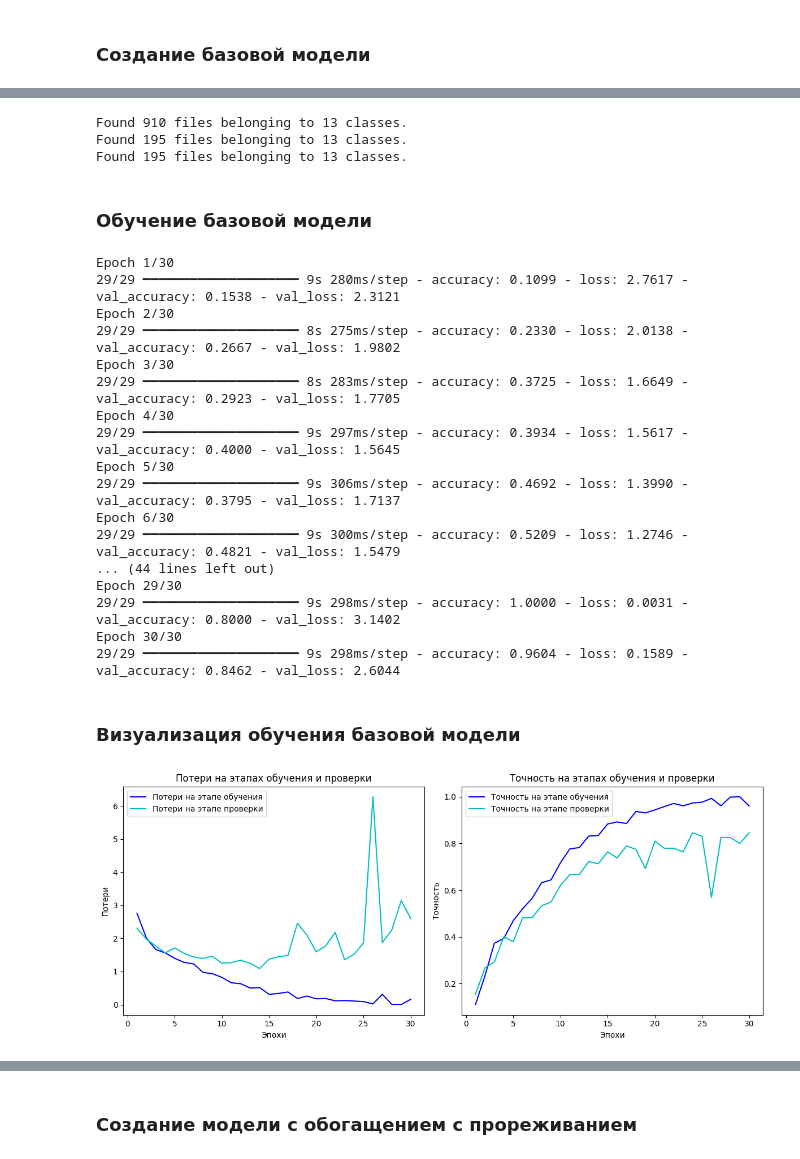
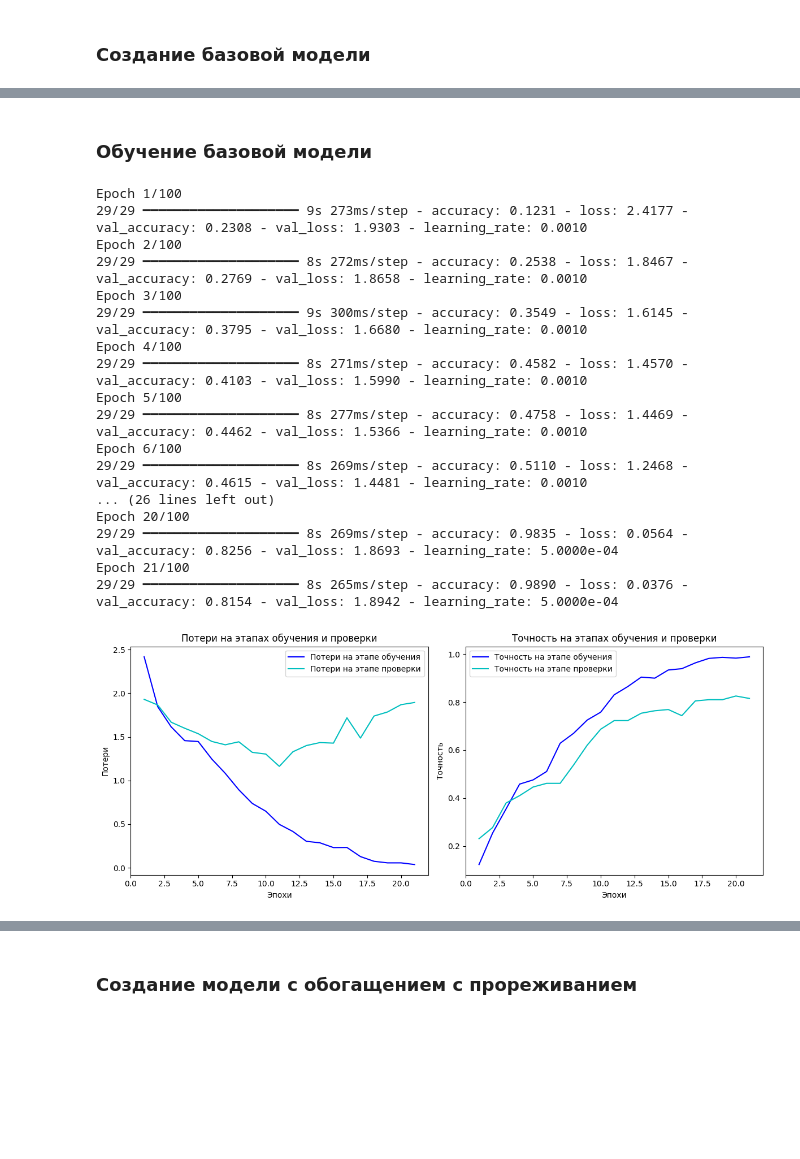
Before and after one commit to rayshite/chess-classifier, a Jupyter notebook: model/chess-classifier.ipynb, the cells around one changed output, grey strips where cells are left out. Cells and saved outputs as stored; diff of their text form; code cells hidden in the pictures; blank space fills up the shorter version.

Commit message:
Вынесение обучения в отдельный метод

```diff
--- a/model/chess-classifier.ipynb
+++ b/model/chess-classifier.ipynb
@@ -149,64 +203,27 @@ Model: "functional_28"
  Total params: 1,141,581 (4.35 MB)
  Trainable params: 1,141,581 (4.35 MB)
  Non-trainable params: 0 (0.00 B)
-# %%
-model_1.compile(loss="sparse_categorical_crossentropy",
-    optimizer="rmsprop",
-    metrics=["accuracy"])
-# %%
-train_dataset = image_dataset_from_directory(
-    DEST_DIR / "train",
-    image_size=(180, 180),
-    batch_size=32)
-validation_dataset = image_dataset_from_directory(
-    DEST_DIR / "val",
-    image_size=(180, 180),
-    batch_size=32)
-test_dataset = image_dataset_from_directory(
-    DEST_DIR / "test",
-    image_size=(180, 180),
-    batch_size=32)
-# %% [output]
-Found 910 files belonging to 13 classes.
-Found 195 files belonging to 13 classes.
-Found 195 files belonging to 13 classes.
 # %% [markdown]
 ### Обучение базовой модели
-# %%
-callbacks = [
-    keras.callbacks.ModelCheckpoint(
-    filepath="model1.keras",
-    save_best_only=True,
-    monitor="val_loss")
-]
-
-history_1 = model_1.fit(
-    train_dataset,
-    epochs=30,
-    validation_data=validation_dataset,
-    callbacks=callbacks)
-# %% [output]
-Epoch 1/30
-29/29 ━━━━━━━━━━━━━━━━━━━━ 9s 280ms/step - accuracy: 0.1099 - loss: 2.7617 - val_accuracy: 0.1538 - val_loss: 2.3121
-Epoch 2/30
-29/29 ━━━━━━━━━━━━━━━━━━━━ 8s 275ms/step - accuracy: 0.2330 - loss: 2.0138 - val_accuracy: 0.2667 - val_loss: 1.9802
-Epoch 3/30
-29/29 ━━━━━━━━━━━━━━━━━━━━ 8s 283ms/step - accuracy: 0.3725 - loss: 1.6649 - val_accuracy: 0.2923 - val_loss: 1.7705
-Epoch 4/30
-29/29 ━━━━━━━━━━━━━━━━━━━━ 9s 297ms/step - accuracy: 0.3934 - loss: 1.5617 - val_accuracy: 0.4000 - val_loss: 1.5645
-Epoch 5/30
-29/29 ━━━━━━━━━━━━━━━━━━━━ 9s 306ms/step - accuracy: 0.4692 - loss: 1.3990 - val_accuracy: 0.3795 - val_loss: 1.7137
-Epoch 6/30
-29/29 ━━━━━━━━━━━━━━━━━━━━ 9s 300ms/step - accuracy: 0.5209 - loss: 1.2746 - val_accuracy: 0.4821 - val_loss: 1.5479
-... (44 lines left out)
-Epoch 29/30
-29/29 ━━━━━━━━━━━━━━━━━━━━ 9s 298ms/step - accuracy: 1.0000 - loss: 0.0031 - val_accuracy: 0.8000 - val_loss: 3.1402
-Epoch 30/30
-29/29 ━━━━━━━━━━━━━━━━━━━━ 9s 298ms/step - accuracy: 0.9604 - loss: 0.1589 - val_accuracy: 0.8462 - val_loss: 2.6044
-# %% [markdown]
-### Визуализация обучения базовой модели
-# %%
-visualize(history_1)
-# %% [output]
-[figure, removed]
+# %%
+fit_model(model_1, "model_1.keras")
+# %% [output]
+Epoch 1/100
+29/29 ━━━━━━━━━━━━━━━━━━━━ 9s 273ms/step - accuracy: 0.1231 - loss: 2.4177 - val_accuracy: 0.2308 - val_loss: 1.9303 - learning_rate: 0.0010
+Epoch 2/100
+29/29 ━━━━━━━━━━━━━━━━━━━━ 8s 272ms/step - accuracy: 0.2538 - loss: 1.8467 - val_accuracy: 0.2769 - val_loss: 1.8658 - learning_rate: 0.0010
+Epoch 3/100
+29/29 ━━━━━━━━━━━━━━━━━━━━ 9s 300ms/step - accuracy: 0.3549 - loss: 1.6145 - val_accuracy: 0.3795 - val_loss: 1.6680 - learning_rate: 0.0010
+Epoch 4/100
+29/29 ━━━━━━━━━━━━━━━━━━━━ 8s 271ms/step - accuracy: 0.4582 - loss: 1.4570 - val_accuracy: 0.4103 - val_loss: 1.5990 - learning_rate: 0.0010
+Epoch 5/100
+29/29 ━━━━━━━━━━━━━━━━━━━━ 8s 277ms/step - accuracy: 0.4758 - loss: 1.4469 - val_accuracy: 0.4462 - val_loss: 1.5366 - learning_rate: 0.0010
+Epoch 6/100
+29/29 ━━━━━━━━━━━━━━━━━━━━ 8s 269ms/step - accuracy: 0.5110 - loss: 1.2468 - val_accuracy: 0.4615 - val_loss: 1.4481 - learning_rate: 0.0010
+... (26 lines left out)
+Epoch 20/100
+29/29 ━━━━━━━━━━━━━━━━━━━━ 8s 269ms/step - accuracy: 0.9835 - loss: 0.0564 - val_accuracy: 0.8256 - val_loss: 1.8693 - learning_rate: 5.0000e-04
+Epoch 21/100
+29/29 ━━━━━━━━━━━━━━━━━━━━ 8s 265ms/step - accuracy: 0.9890 - loss: 0.0376 - val_accuracy: 0.8154 - val_loss: 1.8942 - learning_rate: 5.0000e-04
+[figure, added]
 # %%
```
Also changed, not shown: parts of 11 cells of this notebook.
